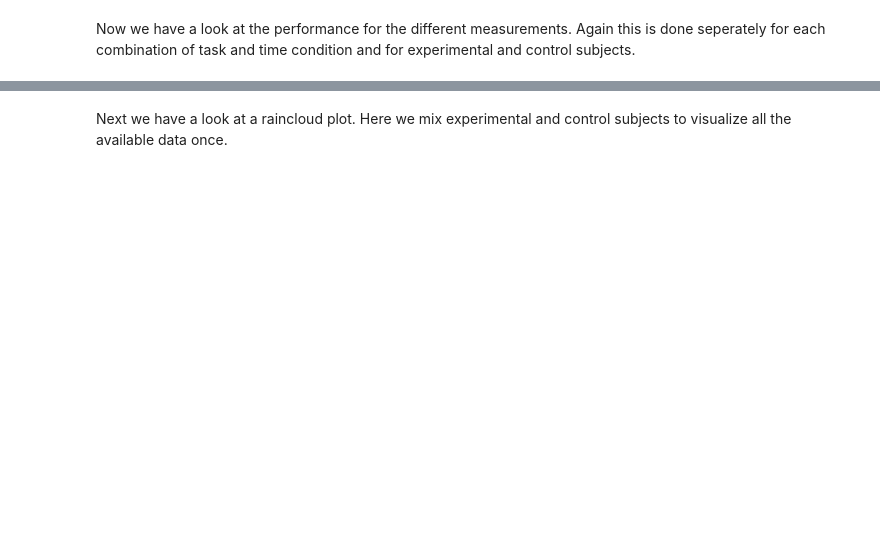
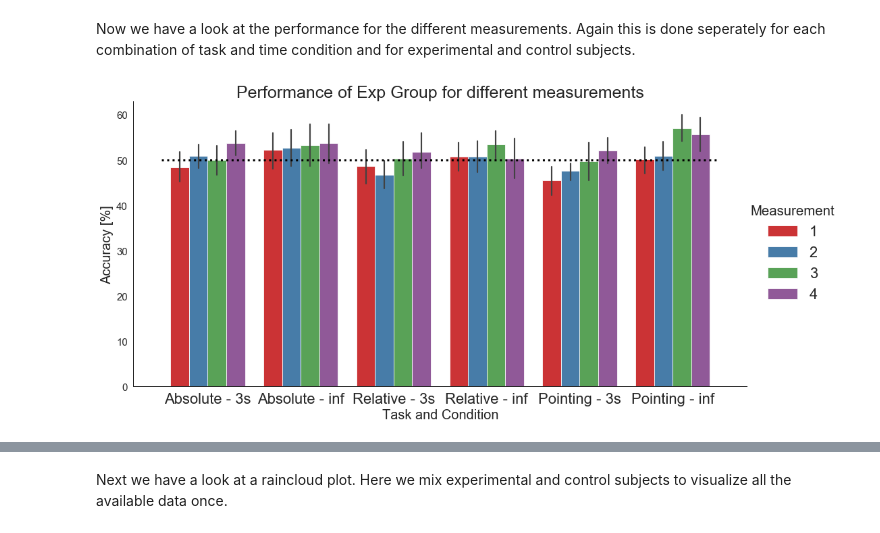
Before and after one commit to DorianDaimer/SAiVR-Analysis, a Jupyter notebook: SAiVR_Analysis.ipynb, the cells around one changed output, grey strips where cells are left out. Saved outputs shown, nothing was run; the diff lists cells and outputs as text; code cells hidden in the pictures; blank space fills up the shorter version.

```diff
--- a/SAiVR_Analysis.ipynb
+++ b/SAiVR_Analysis.ipynb
@@ -180,3 +229,15 @@ plt.xlabel("Task",fontsize=20);
 # %% [markdown]
 Now we have a look at the performance for the different measurements. Again this is done seperately for each combination of task and time condition and for experimental and control subjects.
+# %%
+sns.catplot(x='TC', y='Performance', hue='Measurement', data=AllPerformances_e, kind='bar', height=7, aspect=2)
+#plt.plot([-0.45,5.4],[0.5,0.5],':',color='black', linewidth=3)
+#plt.legend(fontsize=20,loc=4)
+plt.title('Performance of Exp Group for different measurements',fontsize=25)
+plt.ylabel('Accuracy [%]',fontsize=20)
+plt.yticks(np.linspace(0,0.7,8),np.linspace(0,70,8,dtype=int),fontsize=15)
+plt.xlabel("Task and Condition",fontsize=20)
+plt.plot([-0.5,5.5],[0.5,0.5],':',color='black', linewidth=3);
+plt.savefig(PLOTS_PATH+'TaskPerformancesExpMeasurement.png', quality=90)
+# %% [output]
+[figure, added]
 # %%
```
Also changed, not shown: parts of 77 cells of this notebook, 5 other files.
